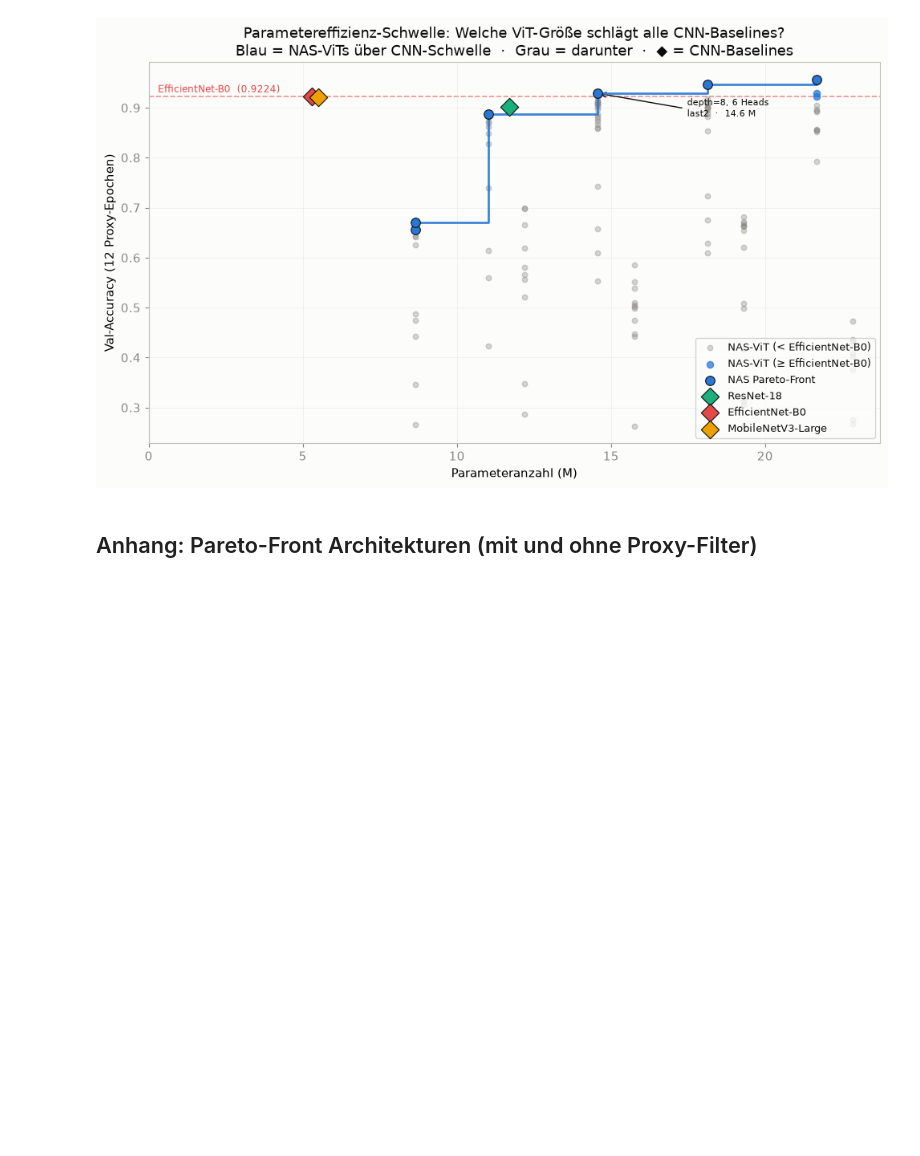
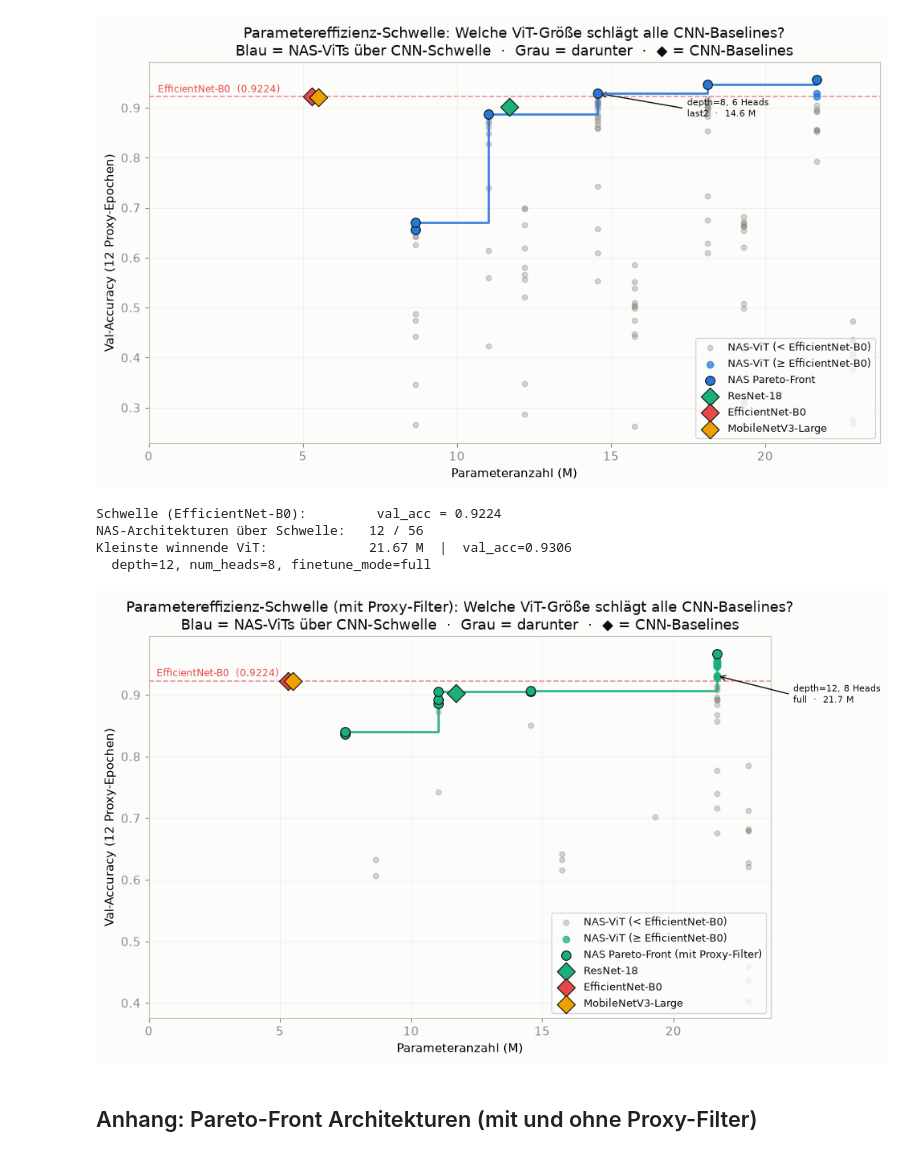
Before and after one commit to mats-ad/Masterarbeit, a Jupyter notebook: notebooks/auswertung_ergebnisse.ipynb, the cells around one changed output. Cells and saved outputs as stored; diff of their text form; code cells hidden in the pictures; blank space fills up the shorter version.

```diff
--- a/notebooks/auswertung_ergebnisse.ipynb
+++ b/notebooks/auswertung_ergebnisse.ipynb
@@ -856,6 +958,79 @@ NAS-Architekturen über Schwelle:   9 / 120
 Kleinste winnende ViT:             14.57 M  |  val_acc=0.9289
   depth=8, num_heads=6, finetune_mode=last2
 [figure]
+# %%
+best_cnn_acc  = max(d["val_acc"] for d in cnn_refs.values())
+best_cnn_name = max(cnn_refs, key=lambda k: cnn_refs[k]["val_acc"])
+
+nas_below_p = proxies[proxies["val_acc"] <= best_cnn_acc]
+nas_above_p = proxies[proxies["val_acc"] >  best_cnn_acc]
+
+smallest_winner_p = nas_above_p.sort_values("params").iloc[0]
+min_params_M_p    = smallest_winner_p["params"] / 1e6
+
+print(f"Schwelle ({best_cnn_name}):         val_acc = {best_cnn_acc:.4f}")
+print(f"NAS-Architekturen über Schwelle:   {len(nas_above_p)} / {len(proxies)}")
+print(f"Kleinste winnende ViT:             {min_params_M_p:.2f} M  |  val_acc={smallest_winner_p['val_acc']:.4f}")
+print(f"  depth={int(smallest_winner_p['depth'])}, num_heads={int(smallest_winner_p['num_heads'])}, "
+      f"finetune_mode={smallest_winner_p['finetune_mode']}")
+
+mask_p = pareto_front(proxies)
+pf_p   = proxies[mask_p].sort_values("params")
+
+fig, ax = plt.subplots(figsize=(10, 6))
+
+ax.scatter(nas_below_p["params"] / 1e6, nas_below_p["val_acc"],
+           color=MUTED, alpha=0.35, s=22, zorder=2,
+           label=f"NAS-ViT (< {best_cnn_name})")
+ax.scatter(nas_above_p["params"] / 1e6, nas_above_p["val_acc"],
+           color=C2, alpha=0.75, s=35, zorder=3,
+           label=f"NAS-ViT (≥ {best_cnn_name})")
+
+ax.step(pf_p["params"] / 1e6, pf_p["val_acc"],
+        where="post", color=C2, linewidth=2.0, alpha=0.9, zorder=4)
+ax.scatter(pf_p["params"] / 1e6, pf_p["val_acc"],
+           color=C2, s=70, zorder=5, edgecolors="#0b0b0b", linewidths=0.8,
+           label="NAS Pareto-Front (mit Proxy-Filter)")
+
+cnn_style = {"ResNet-18": C2, "EfficientNet-B0": C4, "MobileNetV3-Large": C3}
+for name, data in cnn_refs.items():
+    ax.scatter(data["params_M"], data["val_acc"],
+               marker="D", s=130, color=cnn_style[name], zorder=6,
+               edgecolors="#0b0b0b", linewidths=0.8, label=name)
+
+ax.axhline(best_cnn_acc, color=C4, linewidth=1.2, linestyle="--", alpha=0.6, zorder=1)
+ax.text(0.3, best_cnn_acc + 0.004,
+        f"{best_cnn_name}  ({best_cnn_acc:.4f})",
+        fontsize=8.5, color=C4, va="bottom")
+
+ax.annotate("",
+            xy=(smallest_winner_p["params"] / 1e6, smallest_winner_p["val_acc"]),
+            xytext=(smallest_winner_p["params"] / 1e6 + 2.8,
+                    smallest_winner_p["val_acc"] - 0.03),
+            arrowprops=dict(arrowstyle="->", color="#0b0b0b", lw=1.0))
+ax.text(smallest_winner_p["params"] / 1e6 + 2.9,
+        smallest_winner_p["val_acc"] - 0.03,
+        f"depth={int(smallest_winner_p['depth'])}, "
+        f"{int(smallest_winner_p['num_heads'])} Heads\n"
+        f"{smallest_winner_p['finetune_mode']}  ·  {min_params_M_p:.1f} M",
+        fontsize=8, color="#0b0b0b", va="center")
+
+ax.set_xlabel("Parameteranzahl (M)")
+ax.set_ylabel("Val-Accuracy (12 Proxy-Epochen)")
+ax.set_title("Parametereffizienz-Schwelle (mit Proxy-Filter): Welche ViT-Größe schlägt alle CNN-Baselines?\n"
+             "Blau = NAS-ViTs über CNN-Schwelle  ·  Grau = darunter  ·  ◆ = CNN-Baselines")
+ax.legend(loc="lower right", fontsize=9)
+ax.grid(True, alpha=0.5)
+ax.set_xlim(left=0)
+plt.tight_layout()
+plt.savefig("../results/plots/pareto_cnn_threshold_proxies.png", dpi=150)
+plt.show()
+# %% [output]
+Schwelle (EfficientNet-B0):         val_acc = 0.9224
+NAS-Architekturen über Schwelle:   12 / 56
+Kleinste winnende ViT:             21.67 M  |  val_acc=0.9306
+  depth=12, num_heads=8, finetune_mode=full
+[figure, added]
 # %% [markdown]
 ## Anhang: Pareto-Front Architekturen (mit und ohne Proxy-Filter)
 # %%
```
Also changed, not shown: parts of 6 cells of this notebook, 17 other files.
